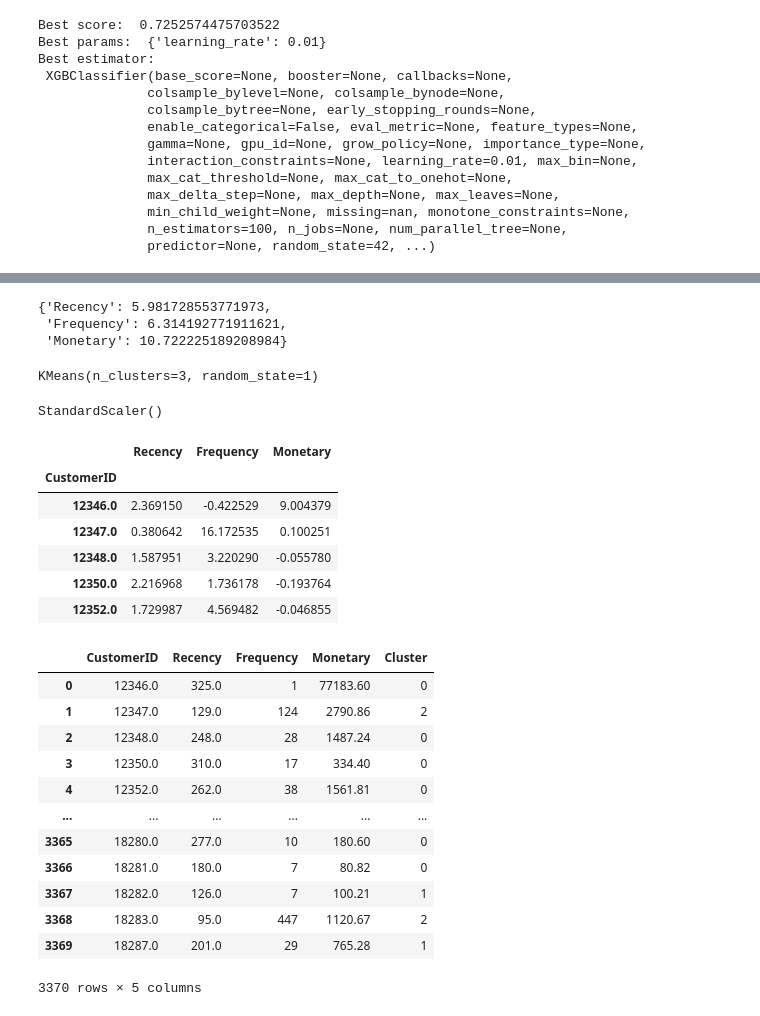
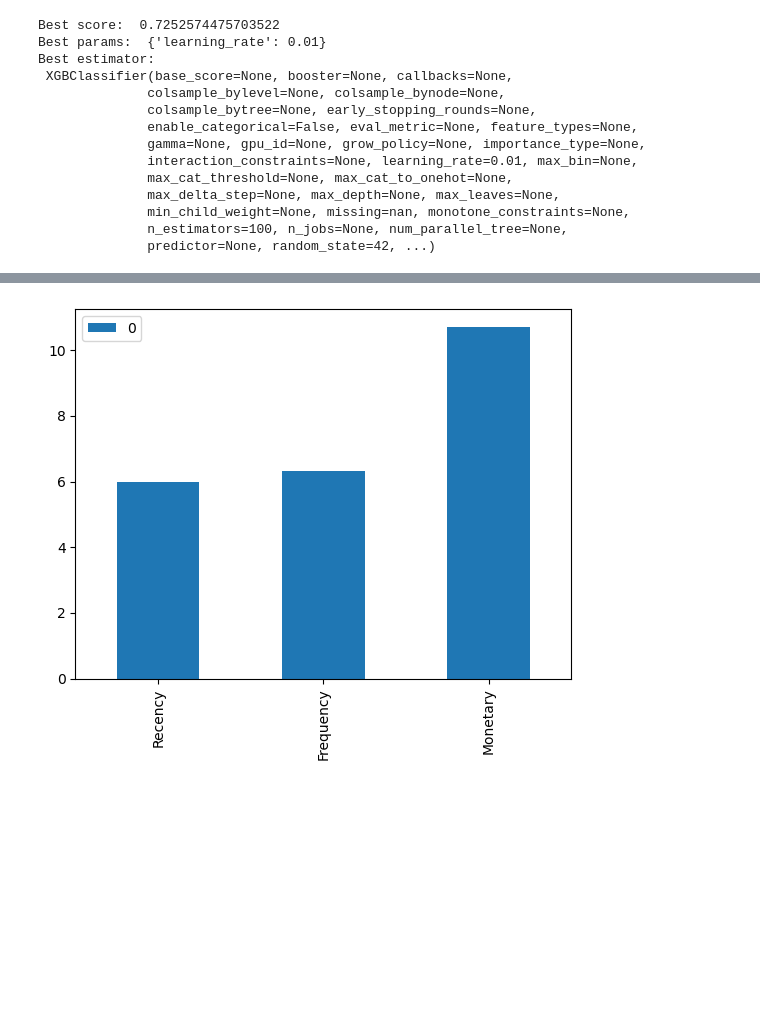
Before and after one commit to bahategar/Online-retail, a Jupyter notebook: Customer-potential.ipynb, the cells around one changed output, grey strips where cells are left out. Drawn from its saved outputs; the diff is of its cells as text; code cells hidden in the pictures; blank space fills up the shorter version.

```diff
--- a/Customer-potential.ipynb
+++ b/Customer-potential.ipynb
@@ -344,61 +327,12 @@ imp_feat_reg
 # %%
 # Feature important (classification)
 
 imp_feat_clf = xgb_clf_model\
                 .best_estimator_\
                 .get_booster()\
                 .get_score(importance_type='gain')
 
-imp_feat_clf
+pd.DataFrame.from_dict(imp_feat_clf, orient='index').plot(kind='bar')
+plt.show()
 # %% [output]
-{'Recency': 5.981728553771973,
- 'Frequency': 6.314192771911621,
- 'Monetary': 10.722225189208984}
+[figure, added]
-# %%
-with open('./model/kmeans_clustering_model.pkl', 'rb') as model_file:
-    kmeans = pickle.load(model_file)
-
-kmeans
-# %% [output]
-KMeans(n_clusters=3, random_state=1)
-# %%
-with open('./model/kmeans_clustering_scaler.pkl', 'rb') as model_file:
-    scaler = pickle.load(model_file)
-
-scaler
-# %% [output]
-StandardScaler()
-# %%
-rfm_table = variables[['Recency', 'Frequency', 'Monetary']]
-rfm_table_scaled = scaler.transform(rfm_table)
-rfm_table_scaled = pd.DataFrame(rfm_table_scaled, columns = rfm_table.columns, index = rfm_table.index)
-
-rfm_table_scaled.head()
-# %% [output]
-|  | Recency | Frequency | Monetary |
-| CustomerID |  |  |  |
-| 12346.0 | 2.369150 | -0.422529 | 9.004379 |
-| 12347.0 | 0.380642 | 16.172535 | 0.100251 |
-| 12348.0 | 1.587951 | 3.220290 | -0.055780 |
-| 12350.0 | 2.216968 | 1.736178 | -0.193764 |
-| 12352.0 | 1.729987 | 4.569482 | -0.046855 |
-# %%
-#create rfm segmentation table
-rfm_segmentation = rfm_table.copy()
-rfm_segmentation['Cluster'] = kmeans.predict(rfm_table_scaled)
-rfm_segmentation = rfm_segmentation.reset_index()
-rfm_segmentation
-# %% [output]
-|  | CustomerID | Recency | Frequency | Monetary | Cluster |
-| 0 | 12346.0 | 325.0 | 1 | 77183.60 | 0 |
-| 1 | 12347.0 | 129.0 | 124 | 2790.86 | 2 |
-| 2 | 12348.0 | 248.0 | 28 | 1487.24 | 0 |
-| 3 | 12350.0 | 310.0 | 17 | 334.40 | 0 |
-| 4 | 12352.0 | 262.0 | 38 | 1561.81 | 0 |
-| ... | ... | ... | ... | ... | ... |
-| 3365 | 18280.0 | 277.0 | 10 | 180.60 | 0 |
-| 3366 | 18281.0 | 180.0 | 7 | 80.82 | 0 |
-| 3367 | 18282.0 | 126.0 | 7 | 100.21 | 1 |
-| 3368 | 18283.0 | 95.0 | 447 | 1120.67 | 2 |
-| 3369 | 18287.0 | 201.0 | 29 | 765.28 | 1 |
-3370 rows × 5 columns
```
Also changed, not shown: parts of 27 cells of this notebook, 10 other files.
